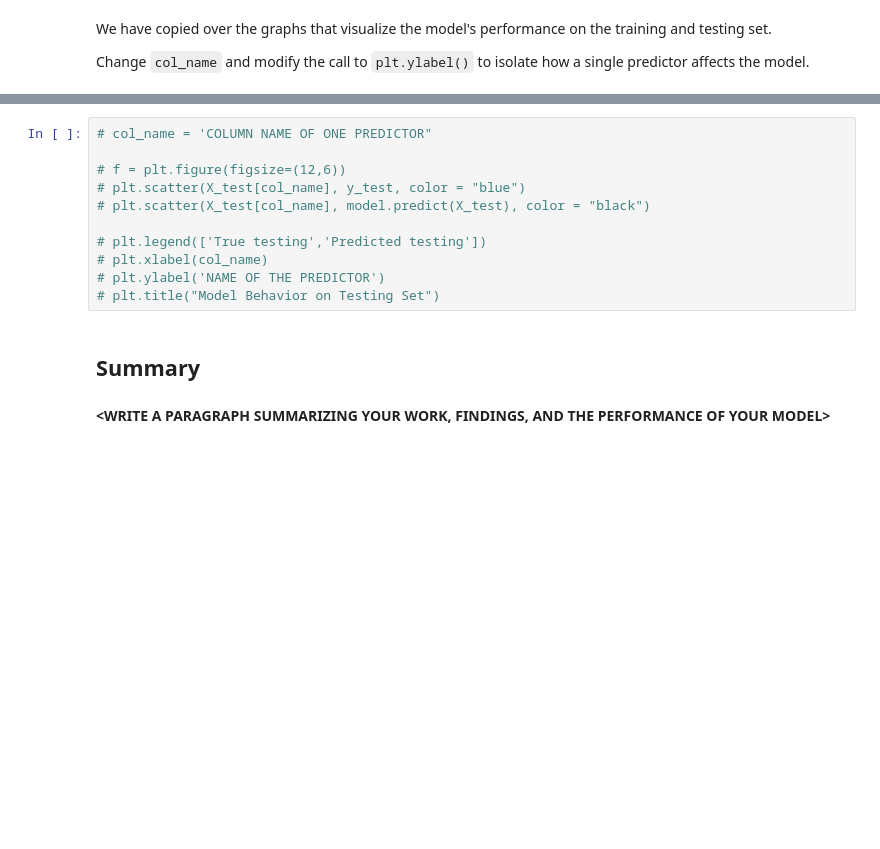
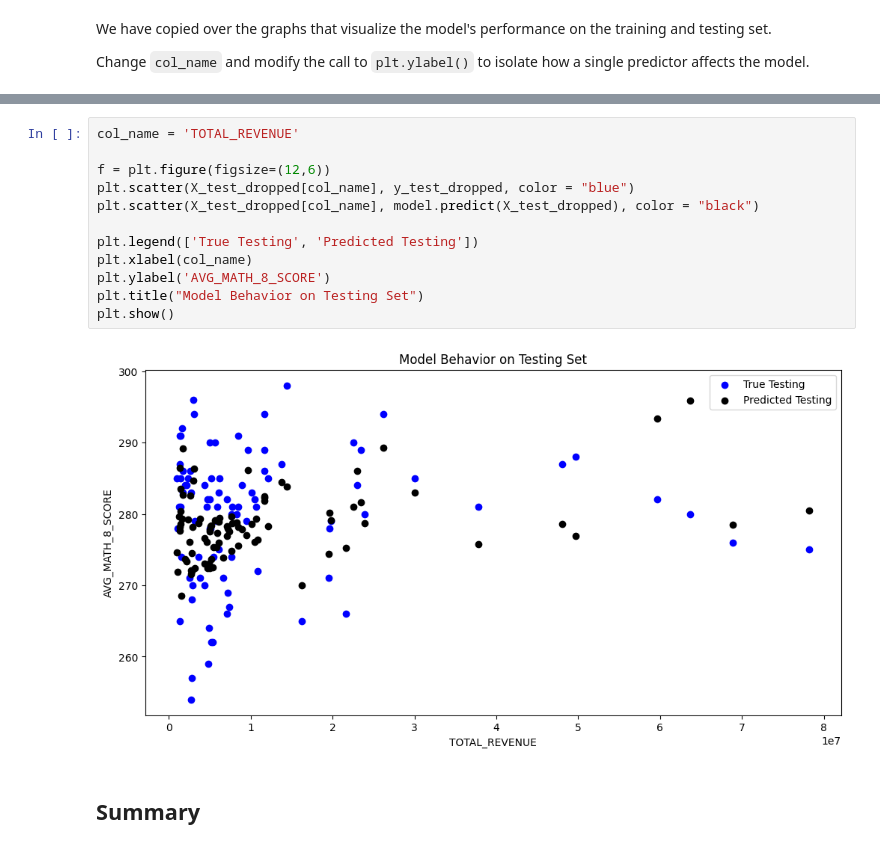
Before and after one commit to nickjohnsondls/MDST_Tutorials, a Jupyter notebook: tutorial1/checkpoint1.ipynb, the cells around one changed output, grey strips where cells are left out. Cells and saved outputs as stored; diff of their text form; blank space fills up the shorter version.

```diff
--- a/tutorial1/checkpoint1.ipynb
+++ b/tutorial1/checkpoint1.ipynb
@@ -268,15 +292,16 @@ Change `col_name` and modify the call to `plt.ylabel()` to isolate how a single
 # %%
-# col_name = 'COLUMN NAME OF ONE PREDICTOR"
+col_name = 'TOTAL_REVENUE'
 
-# f = plt.figure(figsize=(12,6))
-# plt.scatter(X_test[col_name], y_test, color = "blue")
-# plt.scatter(X_test[col_name], model.predict(X_test), color = "black")
+f = plt.figure(figsize=(12,6))
+plt.scatter(X_test_dropped[col_name], y_test_dropped, color = "blue")
+plt.scatter(X_test_dropped[col_name], model.predict(X_test_dropped), color = "black")
 
-# plt.legend(['True testing','Predicted testing'])
-# plt.xlabel(col_name)
-# plt.ylabel('NAME OF THE PREDICTOR')
-# plt.title("Model Behavior on Testing Set")
+plt.legend(['True Testing', 'Predicted Testing'])
+plt.xlabel(col_name)
+plt.ylabel('AVG_MATH_8_SCORE')
+plt.title("Model Behavior on Testing Set")
+plt.show()
+# %% [output]
+[figure, added]
 # %% [markdown]
 <h2> Summary </h2>
-# %% [markdown]
-**<WRITE A PARAGRAPH SUMMARIZING YOUR WORK, FINDINGS, AND THE PERFORMANCE OF YOUR MODEL\>**
```
Also changed, not shown: parts of 12 cells of this notebook, 1 other file.
